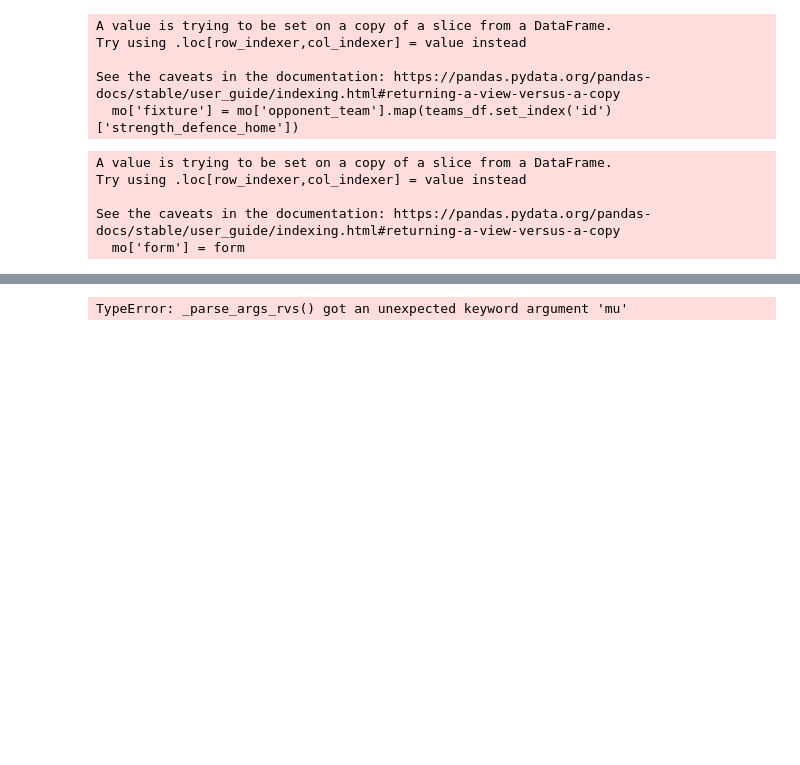
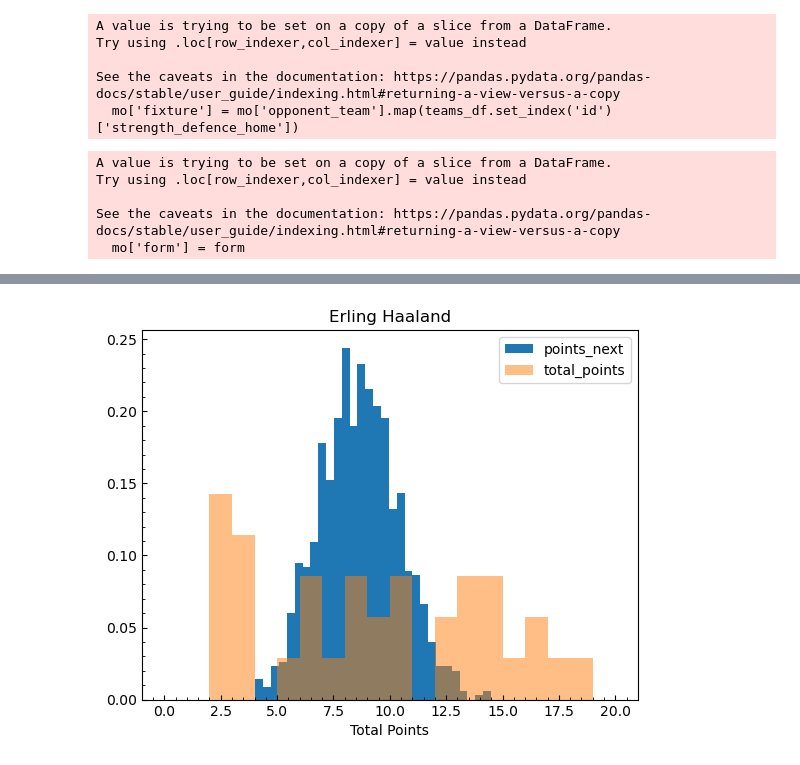
Before and after one commit to ctmurphey/bayesian-fpl, a Jupyter notebook: BayesianFPL.ipynb, the cells around one changed output, grey strips where cells are left out. Drawn from its saved outputs; the diff is of its cells as text; code cells hidden in the pictures; blank space fills up the shorter version.

```diff
--- a/BayesianFPL.ipynb
+++ b/BayesianFPL.ipynb
@@ -195,15 +279,15 @@ sigma = np.median(flat_samples[:,:, 3])
 # %%
-points_next = norm.rvs(mu=alpha + beta2 * 1150 + beta1 * mo['form'].iloc[-1], scale=sigma, size=1000)
+points_next = norm.rvs(loc=alpha + beta2 * 1160 + beta1 * mo['form'].iloc[-1], scale=sigma, size=1000)
 
 fig, ax = plt.subplots()
 
 ax.hist(points_next, bins=30, density=True, label='points_next')
-ax.hist(mo['total_points'], bins=np.arange(0, 21), density=True, alpha=0.5, label='mo total_points')
+ax.hist(mo['total_points'], bins=np.arange(0, 21), density=True, alpha=0.5, label='total_points')
 ax.minorticks_on()
 ax.tick_params(direction='in', which='both')
 ax.legend()
 ax.set_xlabel('Total Points')
-
+ax.set_title('Erling Haaland')
 plt.show()
 # %% [output]
-TypeError: _parse_args_rvs() got an unexpected keyword argument 'mu'
+[figure, added]
```
Also changed, not shown: parts of 15 cells of this notebook, 9 other files.
